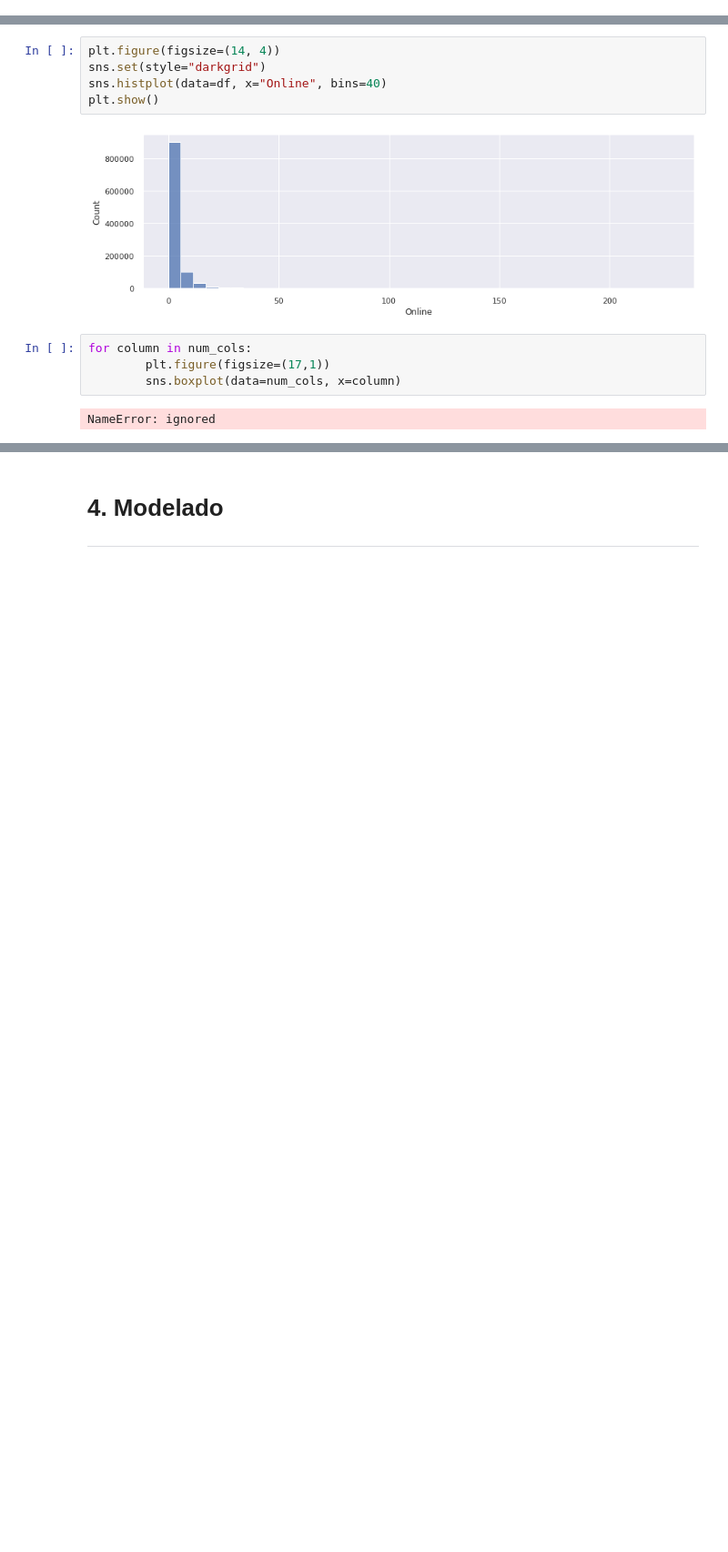
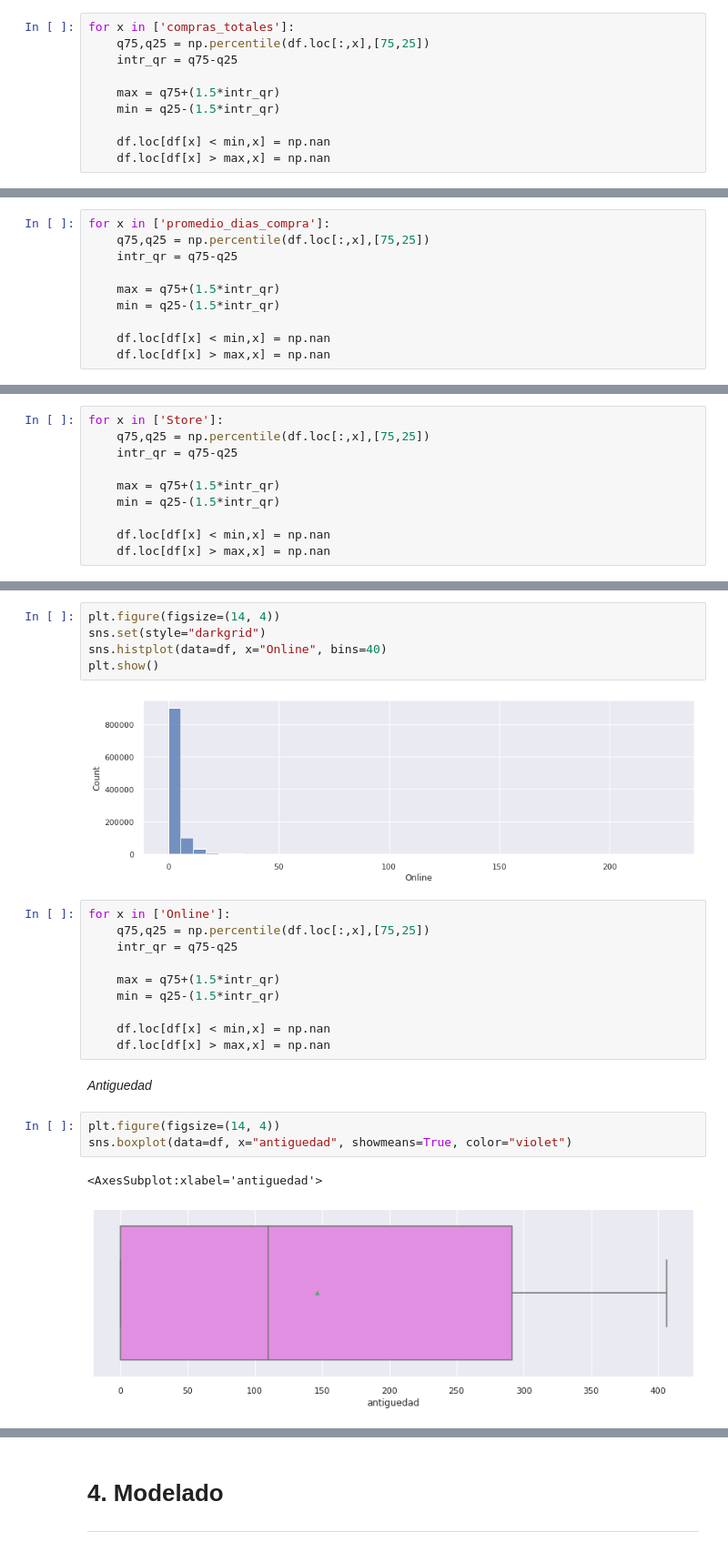
Before and after one commit to AndresPerelmuter/Customers-Segmentation---Clustering, a Jupyter notebook: Cluster_H&M.ipynb, the cells around one changed output, grey strips where cells are left out. Shown at 91% size. Drawn from its saved outputs; the diff is of its cells as text; blank space fills up the shorter version.

```diff
--- a/Cluster_H&M.ipynb
+++ b/Cluster_H&M.ipynb
@@ -708,6 +718,16 @@ sns.histplot(data=df, x="compras_totales", bins=40)
 plt.show()
 # %% [output]
 [figure]
+# %%
+for x in ['compras_totales']:
+    q75,q25 = np.percentile(df.loc[:,x],[75,25])
+    intr_qr = q75-q25
+
+    max = q75+(1.5*intr_qr)
+    min = q25-(1.5*intr_qr)
+
+    df.loc[df[x] < min,x] = np.nan
+    df.loc[df[x] > max,x] = np.nan
 # %% [markdown]
 *Promedio de dias entre cada compra*
 # %%
@@ -723,6 +743,16 @@ sns.histplot(data=df, x="promedio_dias_compra", bins=40)
 plt.show()
 # %% [output]
 [figure]
+# %%
+for x in ['promedio_dias_compra']:
+    q75,q25 = np.percentile(df.loc[:,x],[75,25])
+    intr_qr = q75-q25
+
+    max = q75+(1.5*intr_qr)
+    min = q25-(1.5*intr_qr)
+
+    df.loc[df[x] < min,x] = np.nan
+    df.loc[df[x] > max,x] = np.nan
 # %% [markdown]
 *Cantidad de Compras en Tienda*
 # %%
@@ -738,6 +768,16 @@ sns.histplot(data=df, x="Store", bins=40)
 plt.show()
 # %% [output]
 [figure]
+# %%
+for x in ['Store']:
+    q75,q25 = np.percentile(df.loc[:,x],[75,25])
+    intr_qr = q75-q25
+
+    max = q75+(1.5*intr_qr)
+    min = q25-(1.5*intr_qr)
+
+    df.loc[df[x] < min,x] = np.nan
+    df.loc[df[x] > max,x] = np.nan
 # %% [markdown]
 *Cantidad de compras Online*
 # %%
@@ -753,9 +793,21 @@ sns.histplot(data=df, x="Online", bins=40)
 plt.show()
 # %% [output]
 [figure]
-# %%
-for column in num_cols:
-        plt.figure(figsize=(17,1))
-        sns.boxplot(data=num_cols, x=column)
-# %% [output]
-NameError: ignored
+# %%
+for x in ['Online']:
+    q75,q25 = np.percentile(df.loc[:,x],[75,25])
+    intr_qr = q75-q25
+
+    max = q75+(1.5*intr_qr)
+    min = q25-(1.5*intr_qr)
+
+    df.loc[df[x] < min,x] = np.nan
+    df.loc[df[x] > max,x] = np.nan
+# %% [markdown]
+*Antiguedad*
+# %%
+plt.figure(figsize=(14, 4))
+sns.boxplot(data=df, x="antiguedad", showmeans=True, color="violet")
+# %% [output]
+<AxesSubplot:xlabel='antiguedad'>
+[figure, added]
```
Also changed, not shown: parts of 34 cells of this notebook.
